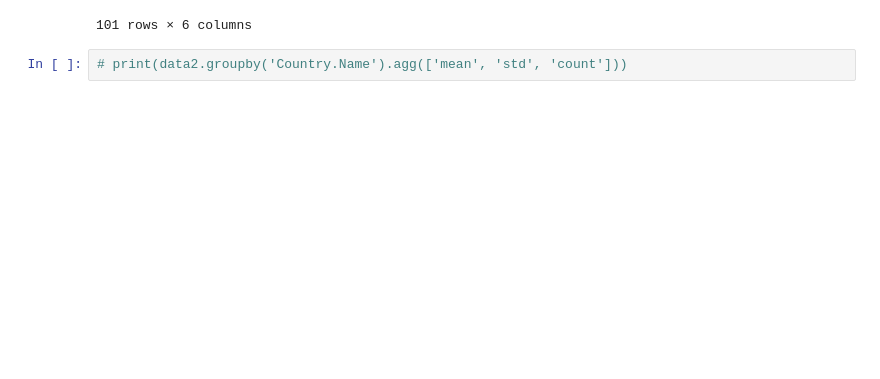
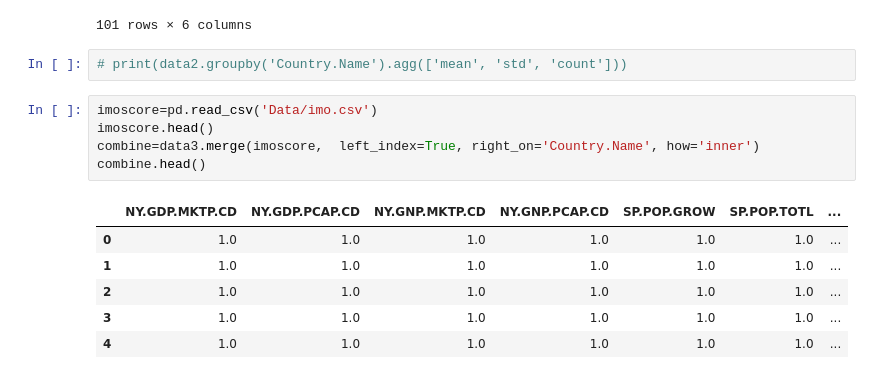
Before and after one commit to alexucb/Data-Challenge, a Jupyter notebook: SlingMedia-1.ipynb, the cells around one changed output. Drawn from its saved outputs; the diff is of its cells as text; blank space fills up the shorter version.

```diff
--- a/SlingMedia-1.ipynb
+++ b/SlingMedia-1.ipynb
@@ -85,3 +85,15 @@ data3
 101 rows × 6 columns
 # %%
 # print(data2.groupby('Country.Name').agg(['mean', 'std', 'count']))
+# %%
+imoscore=pd.read_csv('Data/imo.csv')
+imoscore.head()
+combine=data3.merge(imoscore,  left_index=True, right_on='Country.Name', how='inner')
+combine.head()
+# %% [output]
+|  | NY.GDP.MKTP.CD | NY.GDP.PCAP.CD | NY.GNP.MKTP.CD | NY.GNP.PCAP.CD | SP.POP.GROW | SP.POP.TOTL | ... |
+| 0 | 1.0 | 1.0 | 1.0 | 1.0 | 1.0 | 1.0 | ... |
+| 1 | 1.0 | 1.0 | 1.0 | 1.0 | 1.0 | 1.0 | ... |
+| 2 | 1.0 | 1.0 | 1.0 | 1.0 | 1.0 | 1.0 | ... |
+| 3 | 1.0 | 1.0 | 1.0 | 1.0 | 1.0 | 1.0 | ... |
+| 4 | 1.0 | 1.0 | 1.0 | 1.0 | 1.0 | 1.0 | ... |
```
Also changed, not shown: parts of 1 cell of this notebook.
